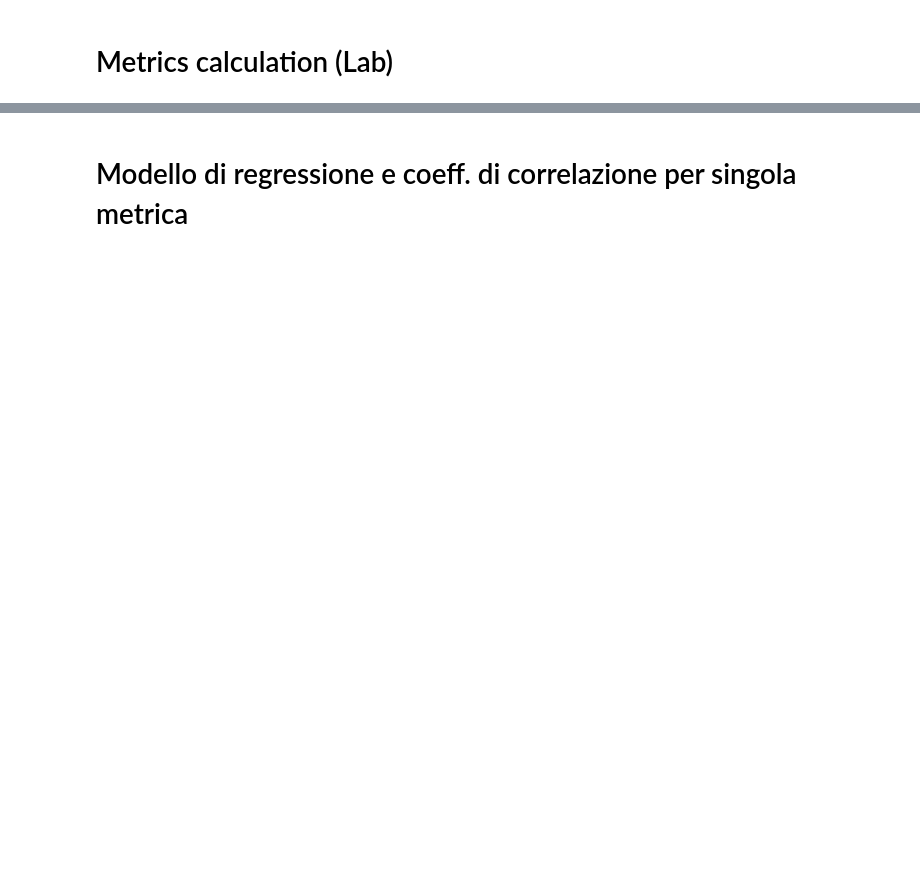
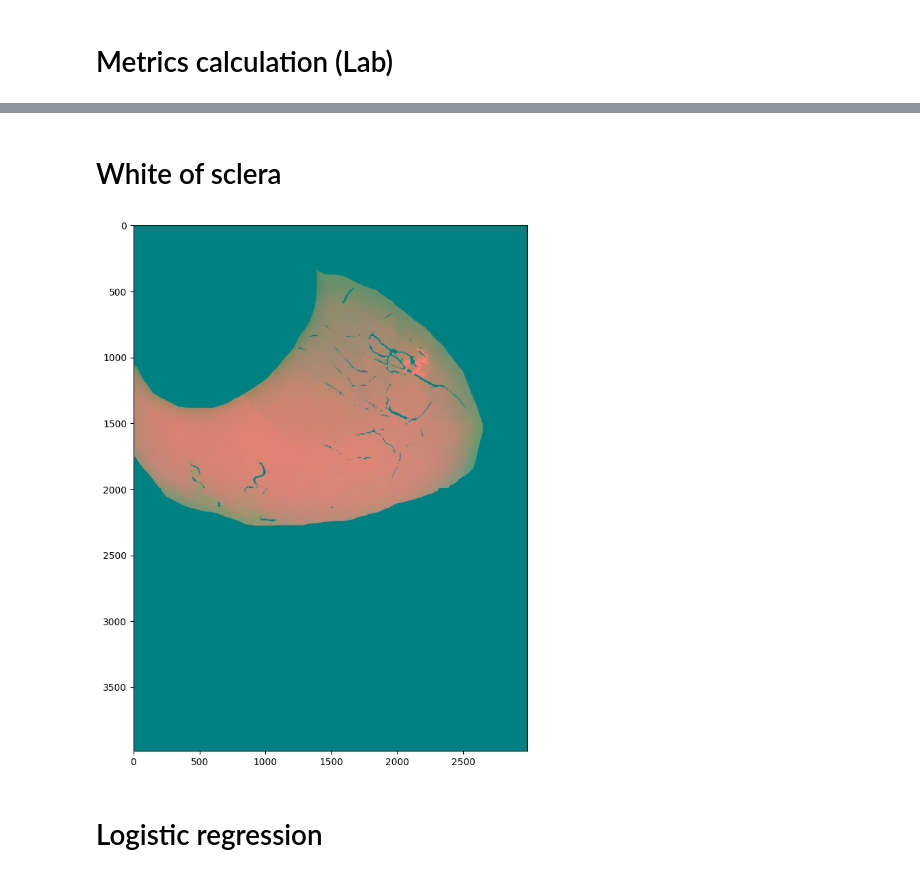
Before and after one commit to bralani/anemia-detection, a Jupyter notebook: density_evaluation.ipynb, the cells around one changed output, grey strips where cells are left out. Saved outputs shown, nothing was run; the diff lists cells and outputs as text; code cells hidden in the pictures; blank space fills up the shorter version.

```diff
--- a/density_evaluation.ipynb
+++ b/density_evaluation.ipynb
@@ -717,2 +435,0 @@ print("Coefficiente di correlazione di Kendall:", corr_kendall)
-# %% [markdown]
-# Modello di regressione e coeff. di correlazione per singola metrica
@@ -762,0 +547,60 @@ print("Coefficiente di correlazione di Pearson:", corr_pearson)
+# %% [markdown]
+# White of sclera
+# %%
+sclera_masks = np.load("sclera_masks.npy")
+sclera_masks_bw = np.load("sclera_masks_bw.npy")
+sclera_vessels = np.load("sclera_vessels.npy")
+sclera_vessels_bw = np.load("sclera_vessels_bw.npy")
+
+for l in range (len(sclera_masks)):
+
+
+        sclera_vessels_bw[l] = cv2.bitwise_not(sclera_vessels_bw[l])
+        maschera = cv2.bitwise_and(sclera_masks_bw[l], sclera_vessels_bw[l])
+        maschera =  cv2.resize(maschera, sclera_masks[l].shape[:2][::-1])
+
+        # metti in and la maschera con sclera_mask
+        vessels_colors_white = cv2.bitwise_and(sclera_masks[l], sclera_masks[l], mask=maschera)
+        vessels_colors_white = cv2.cvtColor(vessels_colors_white, cv2.COLOR_BGR2LAB)
+
+        # calcolo la deviazione standard
+        L, a, b = cv2.split(vessels_colors_white)
+        std_vessels_color_white_L = cv2.meanStdDev(L)[1]
+        std_vessels_color_white_b = cv2.meanStdDev(b)[1]
+
+        vessels_colors_white_deviations_cielab.append([std_vessels_color_white_L, std_vessels_color_white_b])
+
+        # Inizializzazione quantili vasi
+        quantile = np.empty((3, 3))
+        filtered_lab = vessels_colors_white[:, :, 0]
+        filtered_lab = filtered_lab[filtered_lab != 0]
+        # calcola i quantili
+        quantile[0] = np.quantile(filtered_lab, [0.25, 0.5, 0.75])
+
+        filtered_lab = vessels_colors_white[:, :, 1]
+        filtered_lab = filtered_lab[filtered_lab != 154]
+        # calcola i quantili
+        quantile[1] = np.quantile(filtered_lab, [0.25, 0.5, 0.75])
+
+        filtered_lab = vessels_colors_white[:, :, 2]
+        filtered_lab = filtered_lab[filtered_lab != 128]
+        # calcola i quantili
+        quantile[2] = np.quantile(filtered_lab, [0.25, 0.5, 0.75])
+
+        vessels_colors_white_quantiles_cielab.append(quantile)
+
+
+
+plt.figure(figsize=(20, 10))
+plt.subplot(1, 2, 1)
+plt.imshow(vessels_colors_white)
+plt.show()
+
+del sclera_masks
+del sclera_masks_bw
+del sclera_vessels
+del sclera_vessels_bw
+# %% [output]
+[figure, added]
+# %% [markdown]
+# Logistic regression
```
Also changed, not shown: parts of 57 cells of this notebook.
